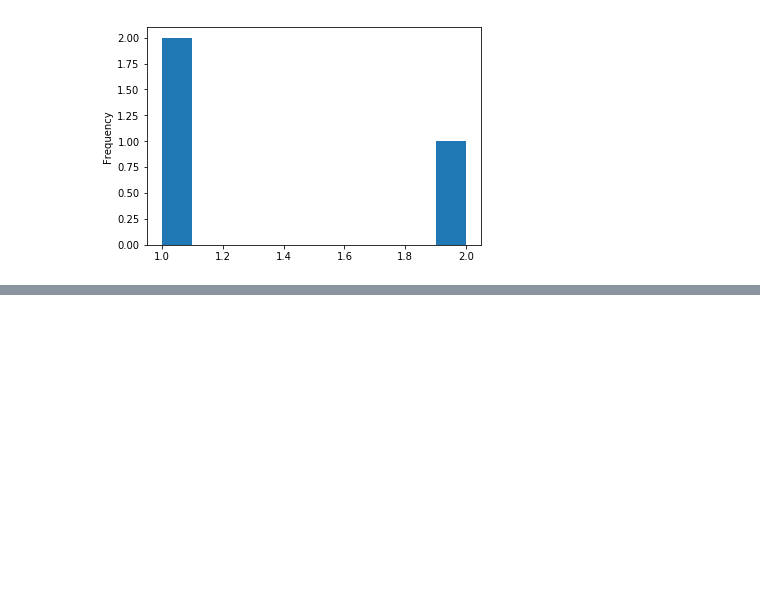
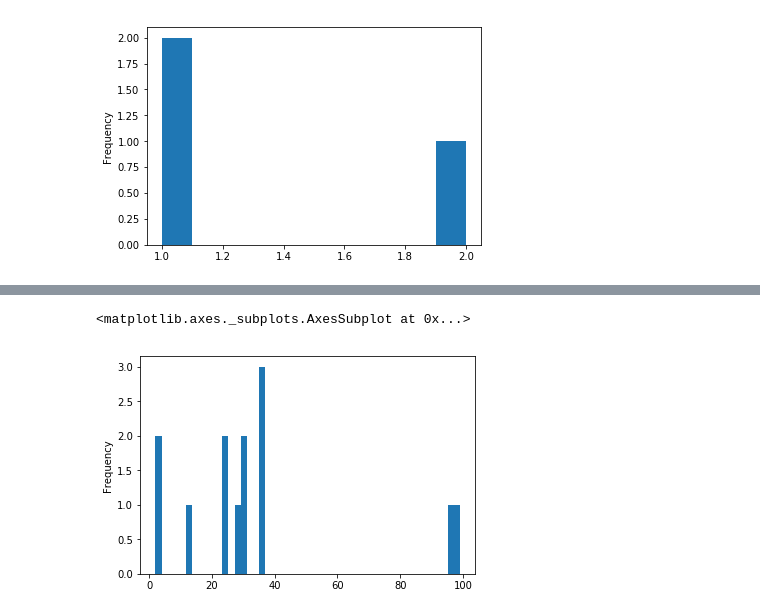
Before and after one commit to bnriiitb/applied_machine_learning_course, a Jupyter notebook: 05 Machine Learning Foundation/Pandas Handas On.ipynb, the cells around one changed output, grey strips where cells are left out. Saved outputs shown, nothing was run; the diff lists cells and outputs as text; code cells hidden in the pictures; blank space fills up the shorter version.

```diff
--- a/05 Machine Learning Foundation/Pandas Handas On.ipynb
+++ b/05 Machine Learning Foundation/Pandas Handas On.ipynb
@@ -413,0 +472,4 @@ impute_dataset.Vehicle.value_counts().plot(kind='hist')
+# %%
+temp=impute_dataset
+temp.Age.fillna(temp.Age.mean(),inplace=True)
+temp.head()
@@ -413,0 +483,9 @@ impute_dataset.Vehicle.value_counts().plot(kind='hist')
+# %%
+def check_voting_eligibility(age):
+    if age>18:
+        return "Eligible"
+    else:
+        return "Not Eligible"
+# %%
+temp['voting_eligibility']=temp.Age.apply(lambda x: check_voting_eligibility(x))
+temp.head()
@@ -413,0 +502,5 @@ impute_dataset.Vehicle.value_counts().plot(kind='hist')
+# %%
+temp.Age.plot(kind='hist',bins=50)
+# %% [output]
+<matplotlib.axes._subplots.AxesSubplot at 0x...>
+[figure, added]
```
Also changed, not shown: parts of 32 cells of this notebook, 2 other files.
